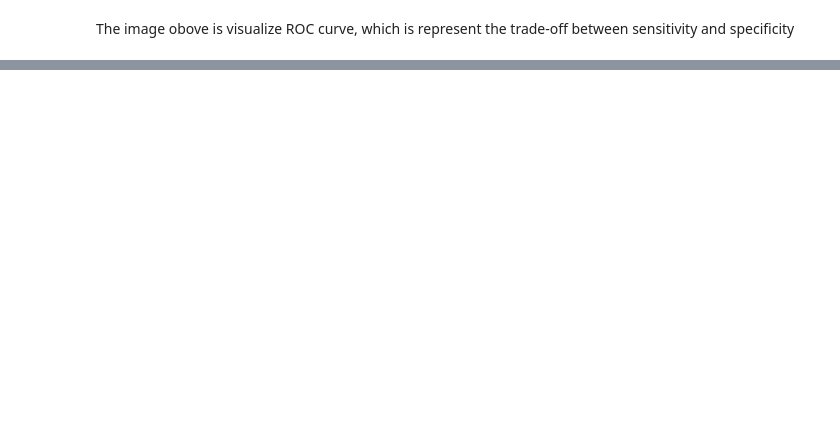
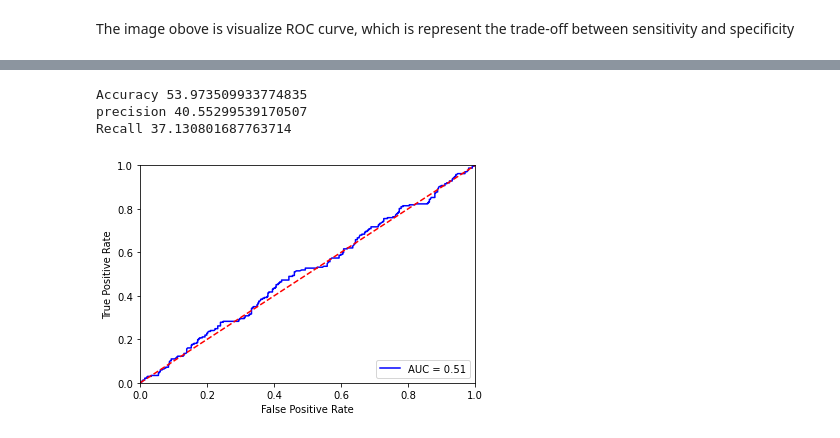
Before and after one commit to Hessah-Aljohaimy/AI-Project, a Jupyter notebook: AI_Project.ipynb, the cells around one changed output, grey strips where cells are left out. Saved outputs shown, nothing was run; the diff lists cells and outputs as text; code cells hidden in the pictures; blank space fills up the shorter version.

```diff
--- a/AI_Project.ipynb
+++ b/AI_Project.ipynb
@@ -522,0 +535,10 @@ The image obove is visualize ROC curve, which is represent the trade-off between
+# %%
+target= iris['Potability']
+data= iris[['ph','Hardness','Solids','Chloramines','Sulfate','Conductivity','Organic_carbon','Trihalomethanes','Turbidity']]
+
+X_train, X_test, y_train, y_test = train_test_split(data, target, test_size=0.30,random_state=0)
+
+
+print("Number of training data" , len(y_train))
+
+print("Number of testing data" , len(y_test))
@@ -522,0 +548,4 @@ The image obove is visualize ROC curve, which is represent the trade-off between
+# %%
+model = tree.DecisionTreeClassifier()
+model.fit(X_train,y_train)
+y_pred=model.predict(X_test)
@@ -522,0 +574,29 @@ The image obove is visualize ROC curve, which is represent the trade-off between
+# %%
+print("Accuracy",metrics.accuracy_score(y_test,y_pred)*100)
+print("precision",metrics.precision_score(y_test,y_pred)*100)
+print("Recall",metrics.recall_score(y_test,y_pred)*100)
+# %% [output]
+Accuracy 53.973509933774835
+precision 40.55299539170507
+Recall 37.130801687763714
+# %%
+import sklearn.metrics as metrics
+from matplotlib import pyplot as plt
+
+classifier_log = LogisticRegression().fit(X_train, y_train)
+probs = classifier_log.predict_proba(X_test)
+preds = probs[:,1]
+fpr, tpr, threshold = metrics.roc_curve(y_test, preds)
+roc_auc = metrics.auc(fpr, tpr)
+
+# polt AUC
+plt.plot(fpr, tpr, 'b', label = 'AUC = %0.2f' % roc_auc)
+plt.legend(loc = 'lower right')
+plt.plot([0, 1], [0, 1],'r--')
+plt.xlim([0, 1])
+plt.ylim([0, 1])
+plt.ylabel('True Positive Rate')
+plt.xlabel('False Positive Rate')
+plt.show()
+# %% [output]
+[figure, added]
```
Also changed, not shown: parts of 23 cells of this notebook.
